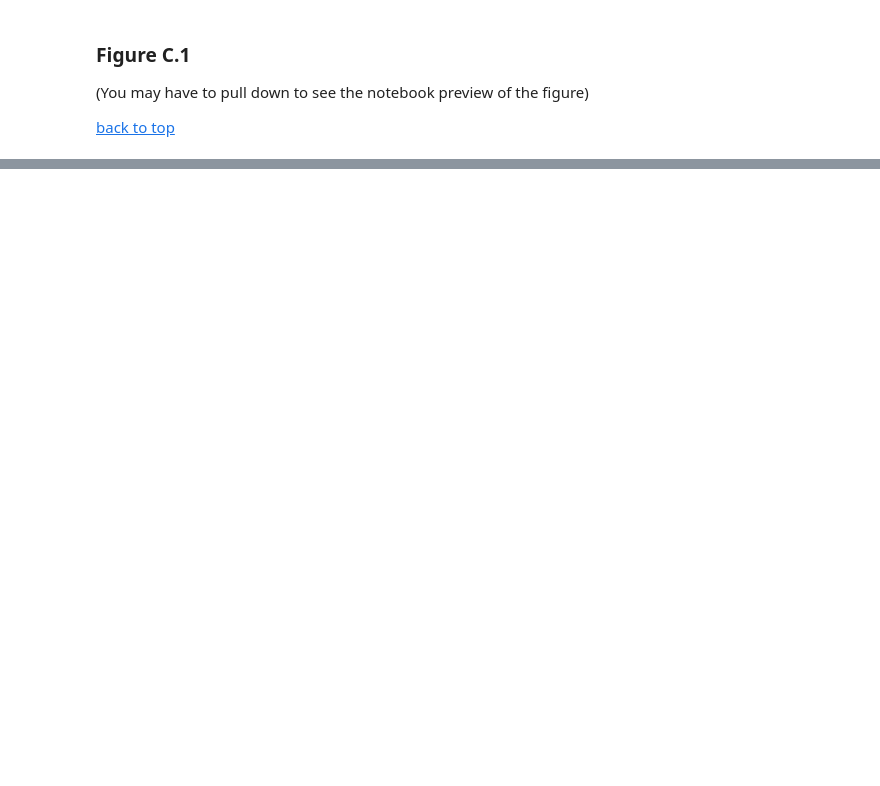
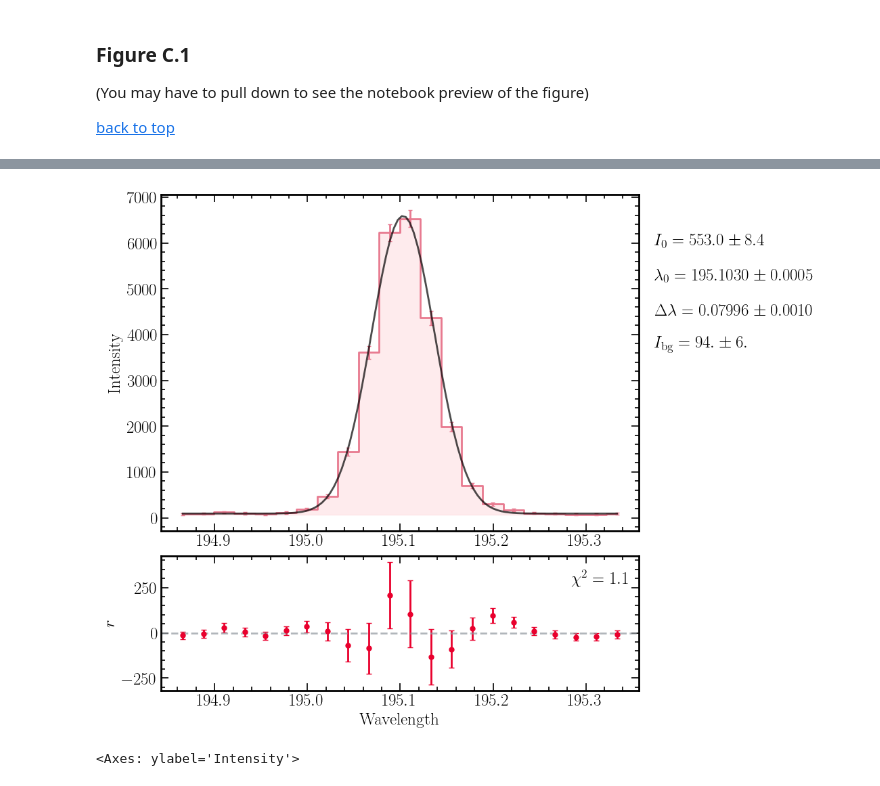
Before and after one commit to yjzhu-solar/EIS_DKIST_SolO, a Jupyter notebook: ipynb/ms_eis_eui_upflow/app_eis_stray_light.ipynb, the cells around one changed output, grey strips where cells are left out. Cells and saved outputs as stored; diff of their text form; code cells hidden in the pictures; blank space fills up the shorter version.

```diff
--- a/ipynb/ms_eis_eui_upflow/app_eis_stray_light.ipynb
+++ b/ipynb/ms_eis_eui_upflow/app_eis_stray_light.ipynb
@@ -568,0 +627,10 @@ INFO: Missing metadata for solar radius: assuming the standard radius of the pho
+# %%
+FeXII_195_center_fit_origin = SpectrumFitSingle(FeXII_195_profile_center_1025, FeXII_195_wavelength_annulus_1025,
+                                                 err=FeXII_195_profile_center_err_1025,
+                                                 line_number=1, line_wvl_init=195.119, int_max_init=6000,
+                                                 fwhm_init=0.1,)
+FeXII_195_center_fit_origin.run_lse()
+FeXII_195_center_fit_origin.plot(figsize_scale=1)
+# %% [output]
+[figure, added]
+<Axes: ylabel='Intensity'>
```
Also changed, not shown: parts of 10 cells of this notebook, 3 other files.
